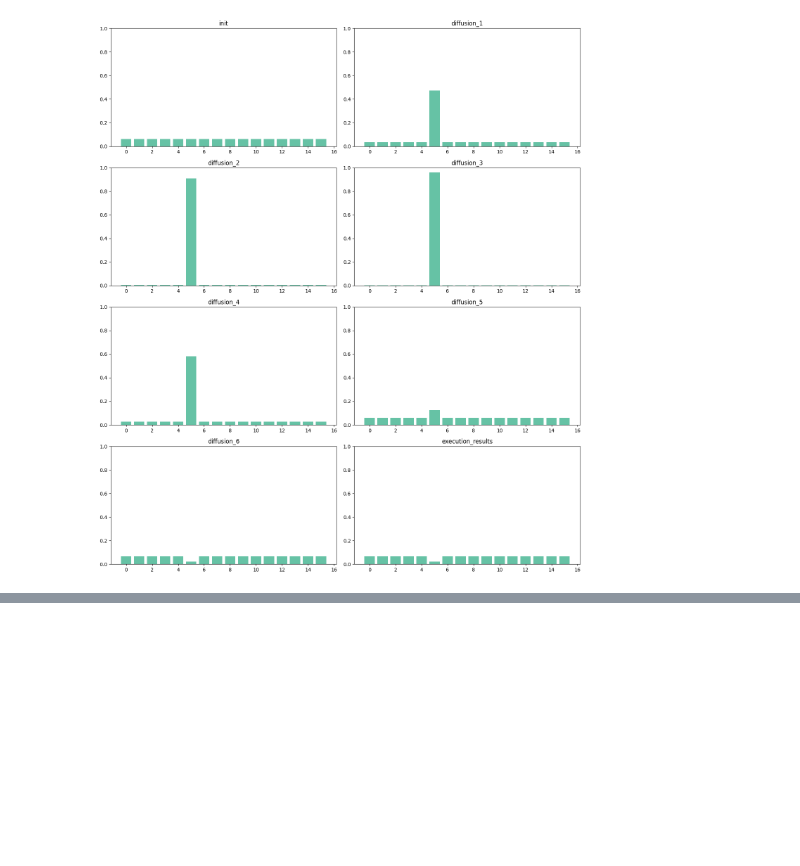
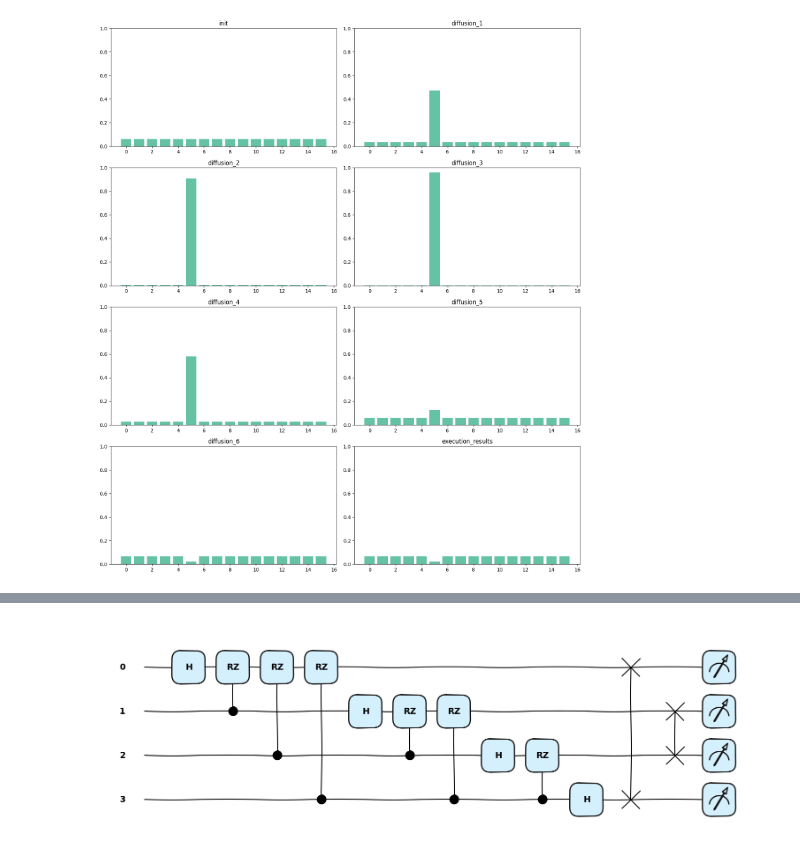
Before and after one commit to arcticronin/quantum_knapsack_pennylane, a Jupyter notebook: main.ipynb, the cells around one changed output, grey strips where cells are left out. Saved outputs shown, nothing was run; the diff lists cells and outputs as text; code cells hidden in the pictures; blank space fills up the shorter version.

```diff
--- a/main.ipynb
+++ b/main.ipynb
@@ -202,0 +228,36 @@ num_of_sol
+# %%
+import pennylane as qml
+from pennylane import numpy as np
+
+# Define the number of qubits
+num_qubits = 4
+
+# Create a quantum device with 4 qubits
+dev = qml.device('default.qubit', wires=num_qubits)
+
+# Define the QFT function
+def qft(wires):
+    num_wires = len(wires)
+    for i in range(num_wires):
+        qml.Hadamard(wires=wires[i])
+        for j in range(i+1, num_wires):
+            qml.CRZ(np.pi / 2**(j-i), wires=[wires[j], wires[i]])
+    for i in range(num_wires // 2):
+        qml.SWAP(wires=[wires[i], wires[num_wires - i - 1]])
+
+# Define the quantum circuit
+@qml.qnode(dev)
+def circuit():
+    # Apply QFT on all qubits
+    qft(wires=range(num_qubits))
+    # Return the state of the qubits
+    return qml.state()
+# %%
+circuit()
+qml.draw_mpl(circuit,
+             show_all_wires=True,
+             style="pennylane_sketch",
+             expansion_strategy="device")()
+plt.show()
+# %% [output]
+[figure, added]
```
Also changed, not shown: parts of 7 cells of this notebook, 5 other files.
